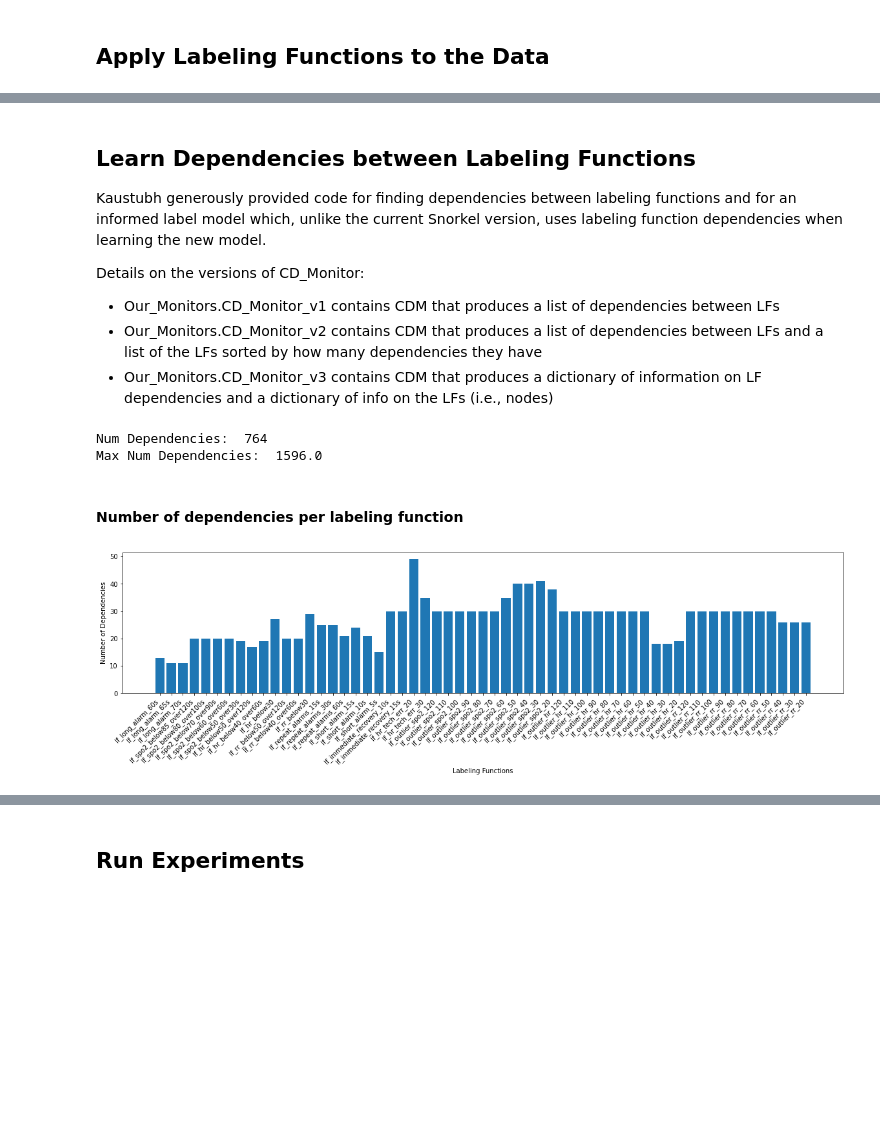
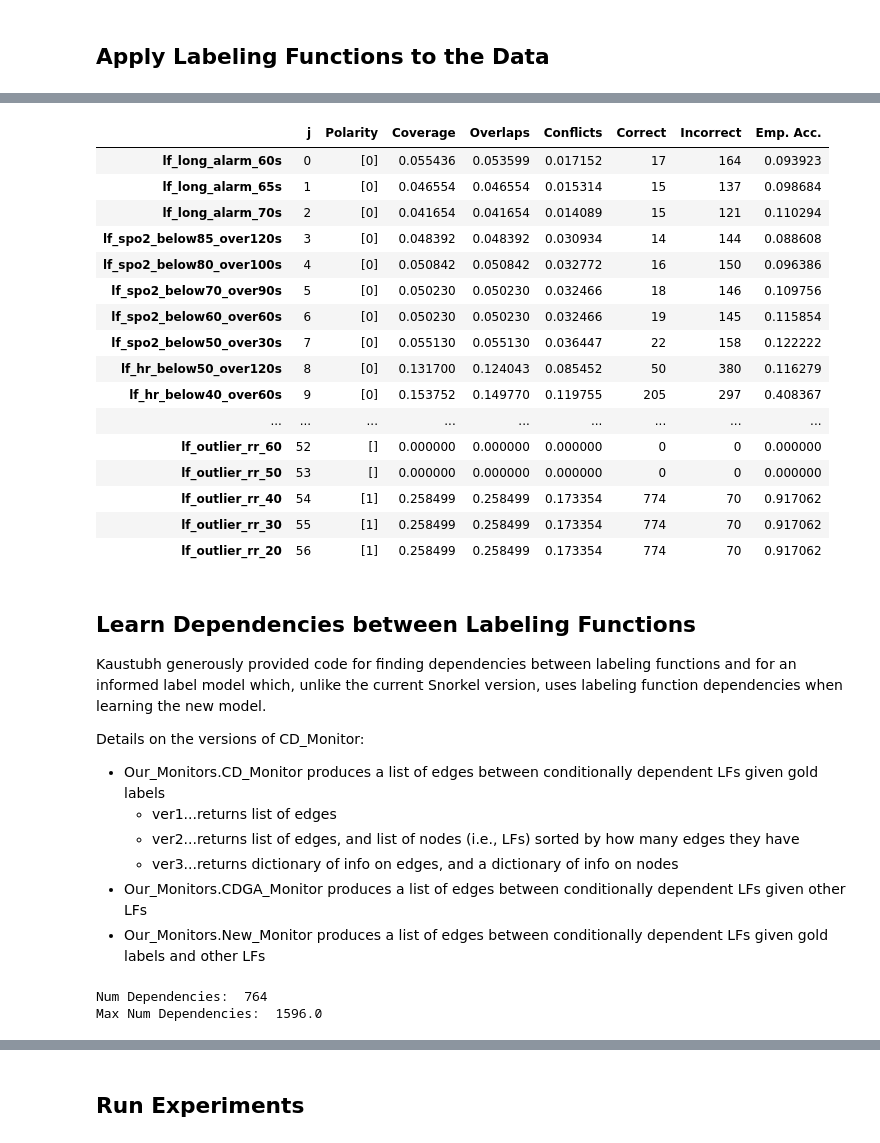
Before and after one commit to sfpugh/smart-alarm-learning-labels, a Jupyter notebook: learn_labels_dependencies.ipynb, the cells around one changed output, grey strips where cells are left out. Saved outputs shown, nothing was run; the diff lists cells and outputs as text; code cells hidden in the pictures; blank space fills up the shorter version.

```diff
--- a/learn_labels_dependencies.ipynb
+++ b/learn_labels_dependencies.ipynb
@@ -860,11 +866,34 @@ Elapsed time:  1201.5802285671234
+# %%
+LFAnalysis(L_alarms, lfs).lf_summary(Y=alarms_df.true_label.values)
+# %% [output]
+|  | j | Polarity | Coverage | Overlaps | Conflicts | Correct | Incorrect | Emp. Acc. |
+| lf_long_alarm_60s | 0 | [0] | 0.055436 | 0.053599 | 0.017152 | 17 | 164 | 0.093923 |
+| lf_long_alarm_65s | 1 | [0] | 0.046554 | 0.046554 | 0.015314 | 15 | 137 | 0.098684 |
+| lf_long_alarm_70s | 2 | [0] | 0.041654 | 0.041654 | 0.014089 | 15 | 121 | 0.110294 |
+| lf_spo2_below85_over120s | 3 | [0] | 0.048392 | 0.048392 | 0.030934 | 14 | 144 | 0.088608 |
+| lf_spo2_below80_over100s | 4 | [0] | 0.050842 | 0.050842 | 0.032772 | 16 | 150 | 0.096386 |
+| lf_spo2_below70_over90s | 5 | [0] | 0.050230 | 0.050230 | 0.032466 | 18 | 146 | 0.109756 |
+| lf_spo2_below60_over60s | 6 | [0] | 0.050230 | 0.050230 | 0.032466 | 19 | 145 | 0.115854 |
+| lf_spo2_below50_over30s | 7 | [0] | 0.055130 | 0.055130 | 0.036447 | 22 | 158 | 0.122222 |
+| lf_hr_below50_over120s | 8 | [0] | 0.131700 | 0.124043 | 0.085452 | 50 | 380 | 0.116279 |
+| lf_hr_below40_over60s | 9 | [0] | 0.153752 | 0.149770 | 0.119755 | 205 | 297 | 0.408367 |
+| ... | ... | ... | ... | ... | ... | ... | ... | ... |
+| lf_outlier_rr_60 | 52 | [] | 0.000000 | 0.000000 | 0.000000 | 0 | 0 | 0.000000 |
+| lf_outlier_rr_50 | 53 | [] | 0.000000 | 0.000000 | 0.000000 | 0 | 0 | 0.000000 |
+| lf_outlier_rr_40 | 54 | [1] | 0.258499 | 0.258499 | 0.173354 | 774 | 70 | 0.917062 |
+| lf_outlier_rr_30 | 55 | [1] | 0.258499 | 0.258499 | 0.173354 | 774 | 70 | 0.917062 |
+| lf_outlier_rr_20 | 56 | [1] | 0.258499 | 0.258499 | 0.173354 | 774 | 70 | 0.917062 |
 # %% [markdown]
 ## Learn Dependencies between Labeling Functions
 Kaustubh generously provided code for finding dependencies between labeling functions and for an informed label model which, unlike the current Snorkel version, uses labeling function dependencies when learning the new model.
 
 Details on the versions of CD_Monitor:
-- Our_Monitors.CD_Monitor_v1 contains CDM that produces a list of dependencies between LFs
-- Our_Monitors.CD_Monitor_v2 contains CDM that produces a list of dependencies between LFs and a list of the LFs sorted by how many dependencies they have
-- Our_Monitors.CD_Monitor_v3 contains CDM that produces a dictionary of information on LF dependencies and a dictionary of info on the LFs (i.e., nodes)
+- Our_Monitors.CD_Monitor produces a list of edges between conditionally dependent LFs given gold labels
+    - ver1...returns list of edges
+    - ver2...returns list of edges, and list of nodes (i.e., LFs) sorted by how many edges they have
+    - ver3...returns dictionary of info on edges, and a dictionary of info on nodes
+- Our_Monitors.CDGA_Monitor produces a list of edges between conditionally dependent LFs given other LFs
+- Our_Monitors.New_Monitor produces a list of edges between conditionally dependent LFs given gold labels and other LFs
 # %%
 %load_ext autoreload
 %autoreload 2
@@ -884,15 +913,12 @@ print("Max Num Dependencies: ", len(lfs)*(len(lfs)-1)/2.0)
 # %% [output]
 Num Dependencies:  764
 Max Num Dependencies:  1596.0
-# %% [markdown]
-#### Number of dependencies per labeling function
 # %%
 plt.figure(figsize=(20,4))
 plt.bar(nodes_sorted[:,0], nodes_sorted[:,1])
 plt.xticks(range(len(lfs)), lf_names, rotation=45, ha="right")
+plt.title("Number of Dependences per Labeling Function")
 plt.xlabel("Labeling Functions")
-plt.ylabel("Number of Dependencies")
+plt.ylabel("Count")
 plt.show()
-# %% [output]
-[figure, removed]
 # %% [markdown]
```
Also changed, not shown: parts of 11 cells of this notebook, 1 other file.
